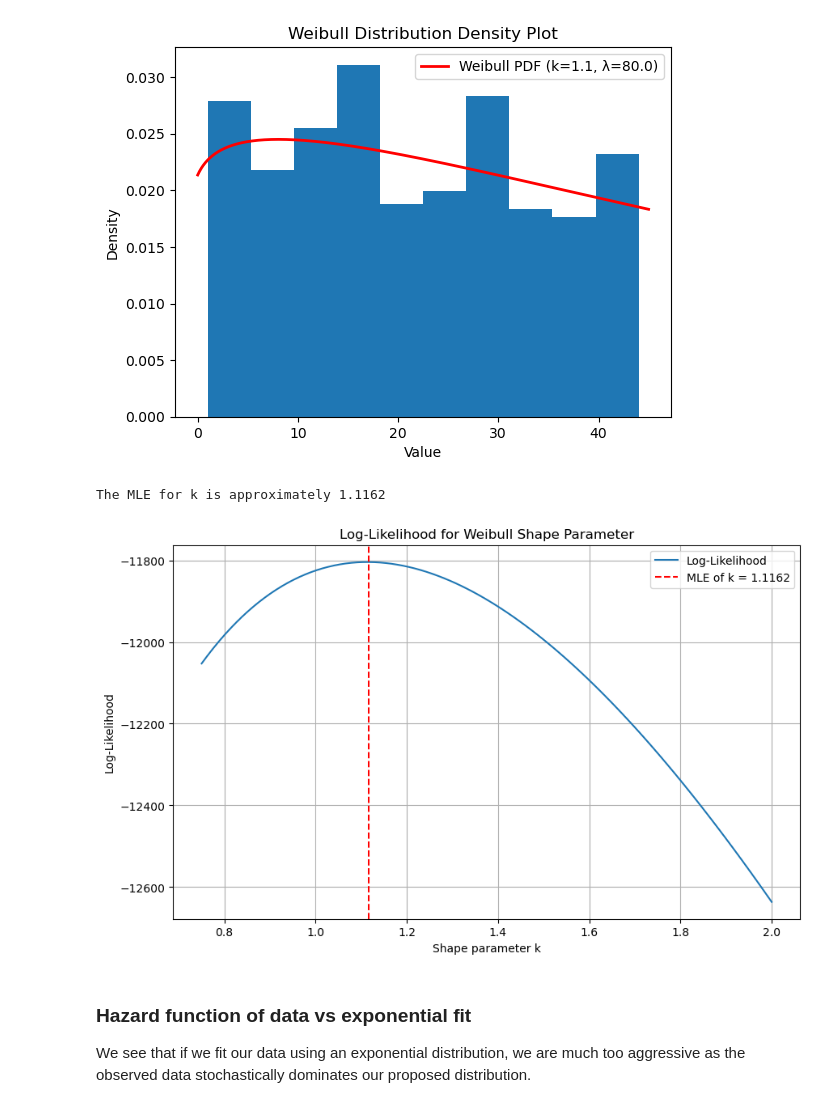
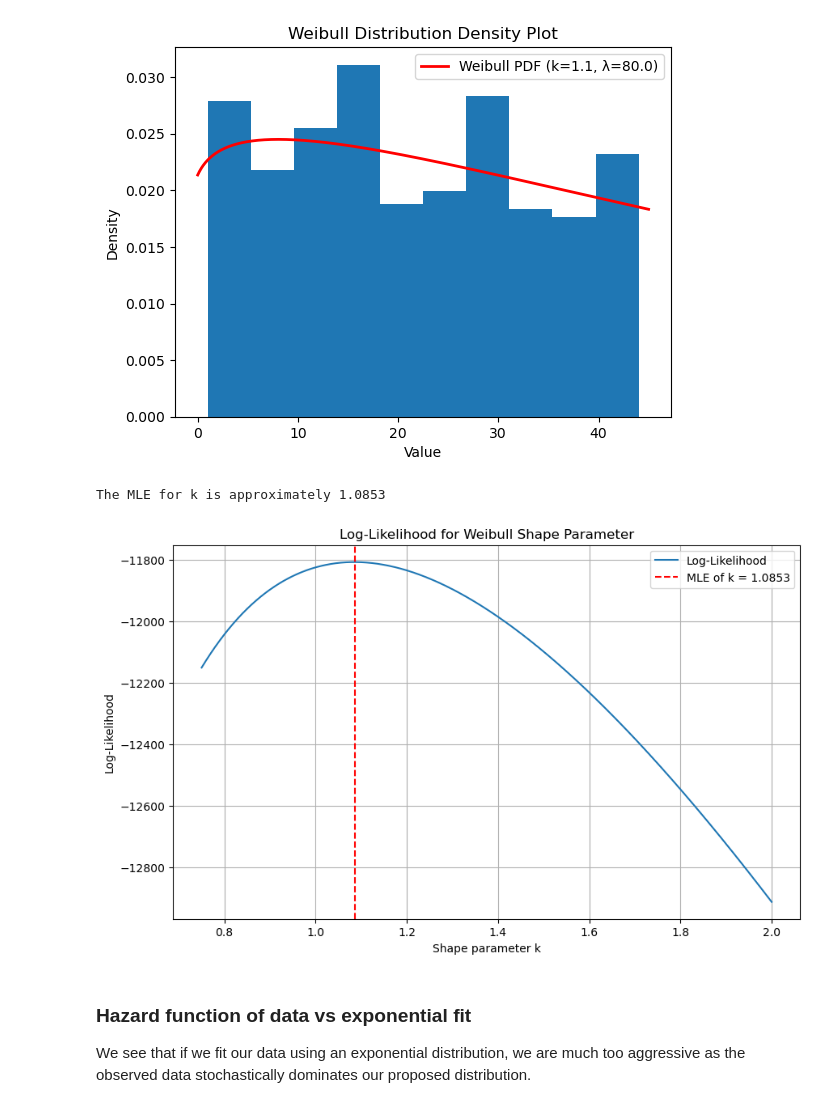
Before and after one commit to kaishumason/EPL-Simulations, a Jupyter notebook: hazard_function.ipynb, the cells around one changed output. Saved outputs shown, nothing was run; the diff lists cells and outputs as text; code cells hidden in the pictures.

```diff
--- a/hazard_function.ipynb
+++ b/hazard_function.ipynb
@@ -148,47 +150,47 @@ plt.show()
 [figure]
 # %%
 # Define the range of k values to search
-k_range = np.linspace(0.75, 2, 100)
+k_range = np.linspace(0.75, 2, 1000)
 
 # Initialize a list to store likelihood values
 liks = []
 
-# Define the scale parameter (assuming a known rate, e.g., 0.0125)
-scale = 1 / 0.01250
 
 # Loop over the range of k values
 for k in k_range:
     lik = 0
+    # Define the scale parameter (assuming a known rate, e.g., 0.0125)
+    scale = 1 / 0.01250*1/gamma(1+1/k)
     for val in first_goal_timing:
         if val is None or val > 45:
             # Handle censored data (where the event didn't happen within 45 minutes)
             lik += np.log(1 - weibull_min.cdf(45, k, scale=scale))
         else:
             # Handle observed data (where the event happened within the observed time)
             lik += np.log(weibull_min.pdf(val, k, scale=scale))
     liks.append(lik)
 
 # Convert the list of likelihoods to a numpy array
 liks = np.array(liks)
 
 # Find the k value that maximizes the likelihood
 best_k = k_range[np.argmax(liks)]
 
 print(f"The MLE for k is approximately {best_k:.4f}")
 
 # Plot the likelihood function over the range of k values
 plt.figure(figsize=(10, 6))
 plt.plot(k_range, liks, label='Log-Likelihood')
 plt.axvline(best_k, color='r', linestyle='--', label=f'MLE of k = {best_k:.4f}')
 plt.xlabel('Shape parameter k')
 plt.ylabel('Log-Likelihood')
 plt.title('Log-Likelihood for Weibull Shape Parameter')
 plt.legend()
 plt.grid(True)
 plt.show()
 # %% [output]
-The MLE for k is approximately 1.1162
+The MLE for k is approximately 1.0853
-[figure, old version]
+[figure, new version]
 # %% [markdown]
 ### Hazard function of data vs exponential fit
 We see that if we fit our data using an exponential distribution, we are much too aggressive as the observed data stochastically dominates our proposed distribution.
```
Also changed, not shown: parts of 3 cells of this notebook, 16 other files.
